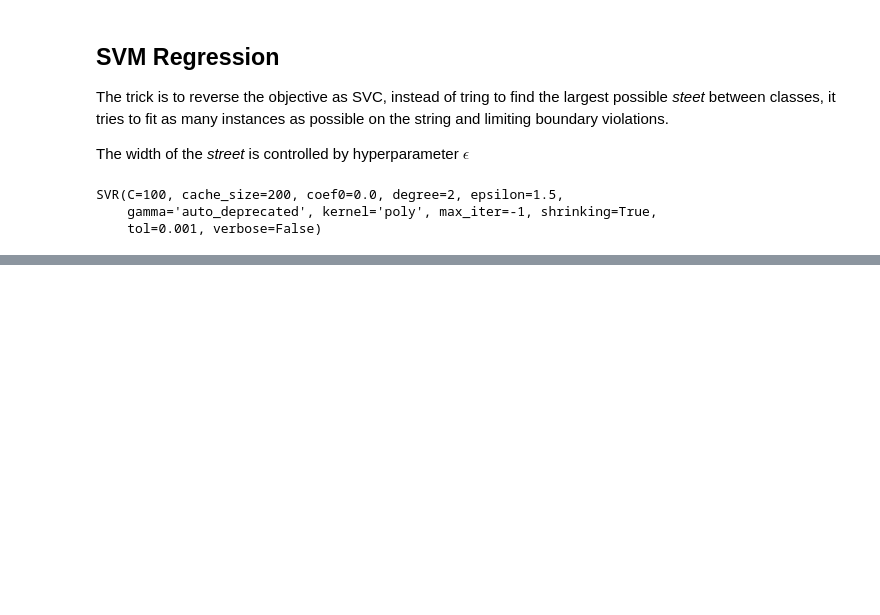
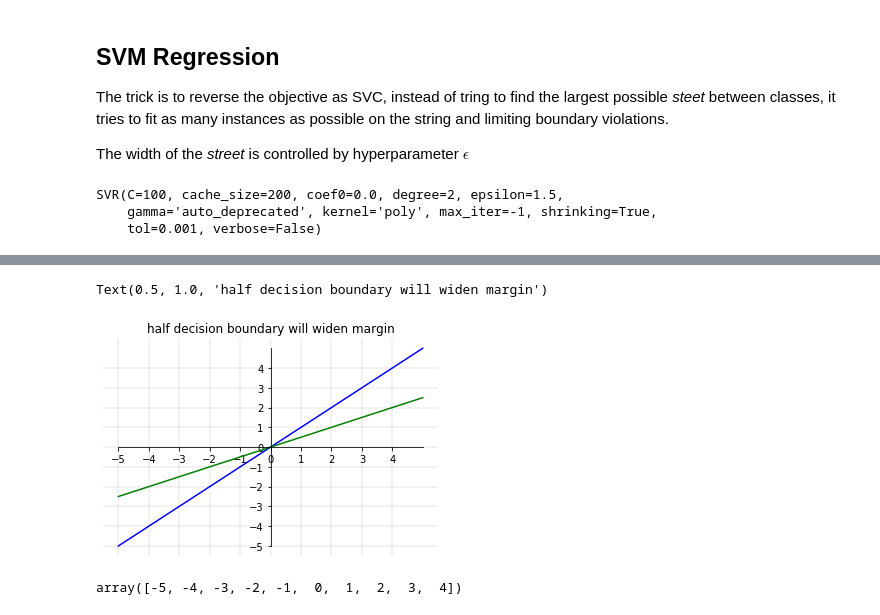
Before and after one commit to auslei/python, a Jupyter notebook: training_models/support_vector_machine.ipynb, the cells around one changed output, grey strips where cells are left out. Cells and saved outputs as stored; diff of their text form; code cells hidden in the pictures; blank space fills up the shorter version.

Commit message:
added decision boundary intuition

```diff
--- a/training_models/support_vector_machine.ipynb
+++ b/training_models/support_vector_machine.ipynb
@@ -169,0 +179,36 @@ SVR(C=100, cache_size=200, coef0=0.0, degree=2, epsilon=1.5,
+# %%
+import numpy as np
+import matplotlib.pyplot as plt
+
+%matplotlib inline
+
+x = np.linspace(-5, 5, 10)
+y1 = x
+y2 = 0.5 * x
+
+fig, ax = plt.subplots()
+
+ax.plot(x, y1, c='b')
+ax.plot(x, y2, c='g')
+
+ax.spines['left'].set_position('center')
+ax.spines['right'].set_color('none')
+ax.spines['bottom'].set_position('center')
+ax.spines['top'].set_color('none')
+ax.spines['left'].set_smart_bounds(True)
+ax.spines['bottom'].set_smart_bounds(True)
+
+ax.grid(color='grey', linestyle='-', linewidth=0.2)
+ax.set_xticks(np.arange(-5, 5))
+ax.set_yticks(np.arange(-5, 5))
+ax.xaxis.set_ticks_position('bottom')
+ax.yaxis.set_ticks_position('left')
+
+ax.set_title("half decision boundary will widen margin")
+# %% [output]
+Text(0.5, 1.0, 'half decision boundary will widen margin')
+[figure, added]
+# %%
+np.arange(-5, 5)
+# %% [output]
+array([-5, -4, -3, -2, -1,  0,  1,  2,  3,  4])
```
Also changed, not shown: parts of 1 cell of this notebook.
